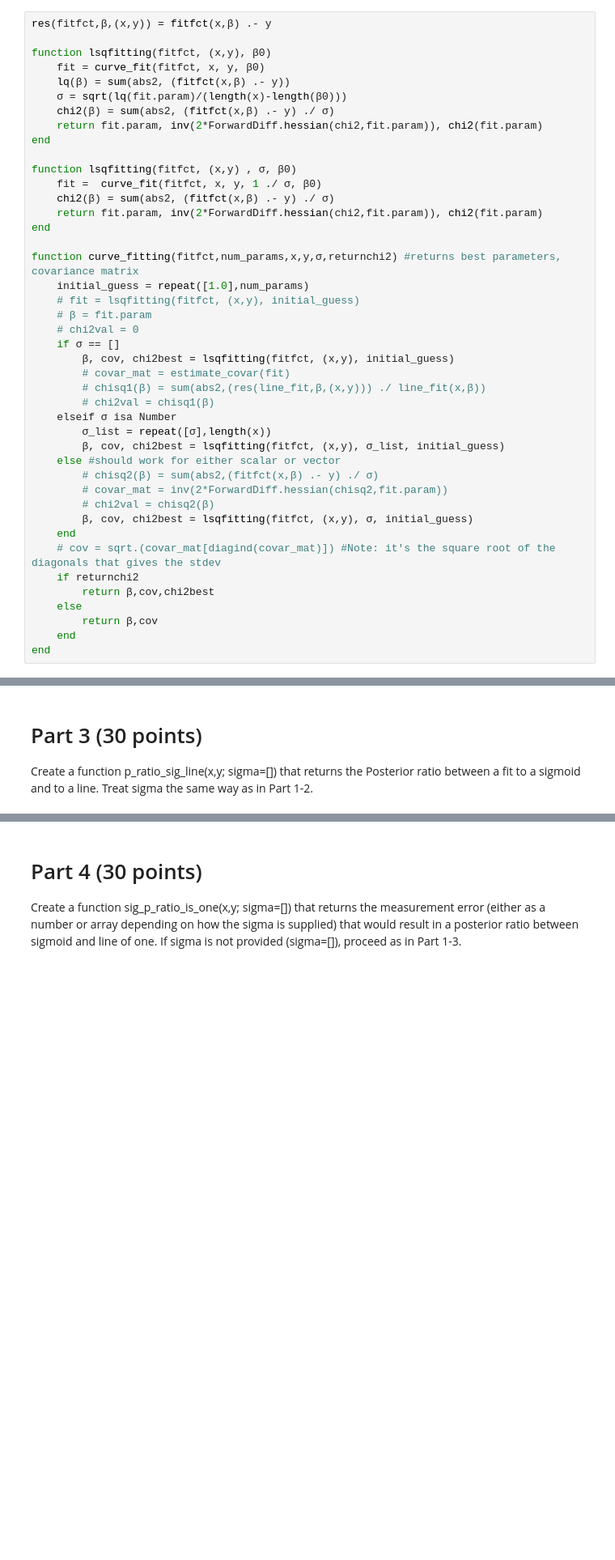
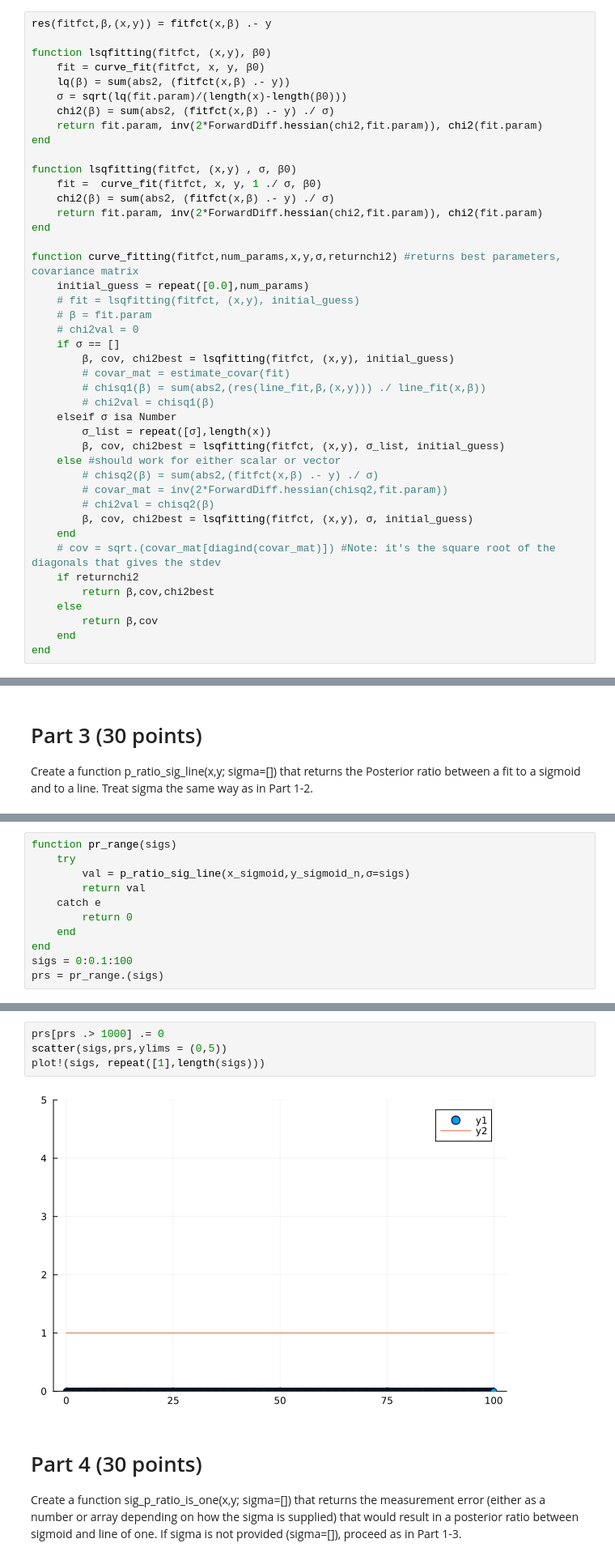
Before and after one commit to abookbinder/BME-502-2025-homeworks, a Jupyter notebook: Midterm2025_ABookbinder.ipynb, the cells around one changed output, grey strips where cells are left out. Shown at 81% size. Drawn from its saved outputs; the diff is of its cells as text; blank space fills up the shorter version.

```diff
--- a/Midterm2025_ABookbinder.ipynb
+++ b/Midterm2025_ABookbinder.ipynb
@@ -134,7 +133,7 @@ function lsqfitting(fitfct, (x,y) , σ, β0)
 end
 
 function curve_fitting(fitfct,num_params,x,y,σ,returnchi2) #returns best parameters, covariance matrix
-    initial_guess = repeat([1.0],num_params)
+    initial_guess = repeat([0.0],num_params)
     # fit = lsqfitting(fitfct, (x,y), initial_guess)
     # β = fit.param
     # chi2val = 0
@@ -223,0 +224,11 @@ p_ratio_sig_line(x_sigmoid,y_sigmoid_n)
+# %%
+function pr_range(sigs)
+    try
+        val = p_ratio_sig_line(x_sigmoid,y_sigmoid_n,σ=sigs)
+        return val
+    catch e
+        return 0
+    end
+end
+sigs = 0:0.1:100
+prs = pr_range.(sigs)
@@ -224,3 +253,9 @@ p_ratio_sig_line(x_sigmoid,y_sigmoid_n)
+# %%
+prs[prs .> 1000] .= 0
+scatter(sigs,prs,ylims = (0,5))
+plot!(sigs, repeat([1],length(sigs)))
+# %% [output]
+[figure, added]
 # %% [markdown]
 # Part 4 (30 points)
 Create a function sig_p_ratio_is_one(x,y; sigma=[]) that returns the measurement error (either as a number or array depending on how the sigma is supplied) that would result in a posterior ratio between sigmoid and line of one. If sigma is not provided (sigma=[]), proceed as in Part 1-3.
```
Also changed, not shown: parts of 17 cells of this notebook.
